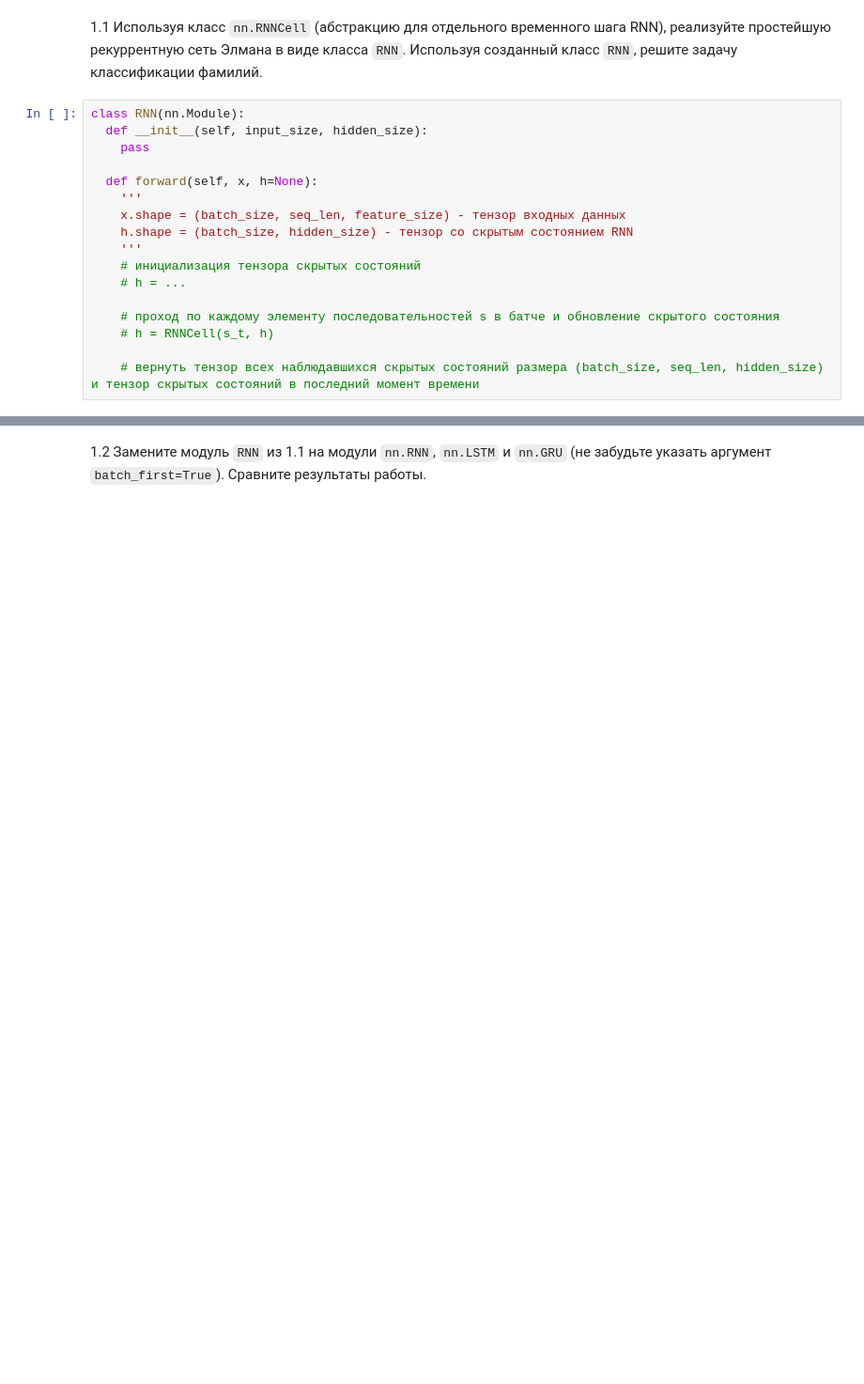
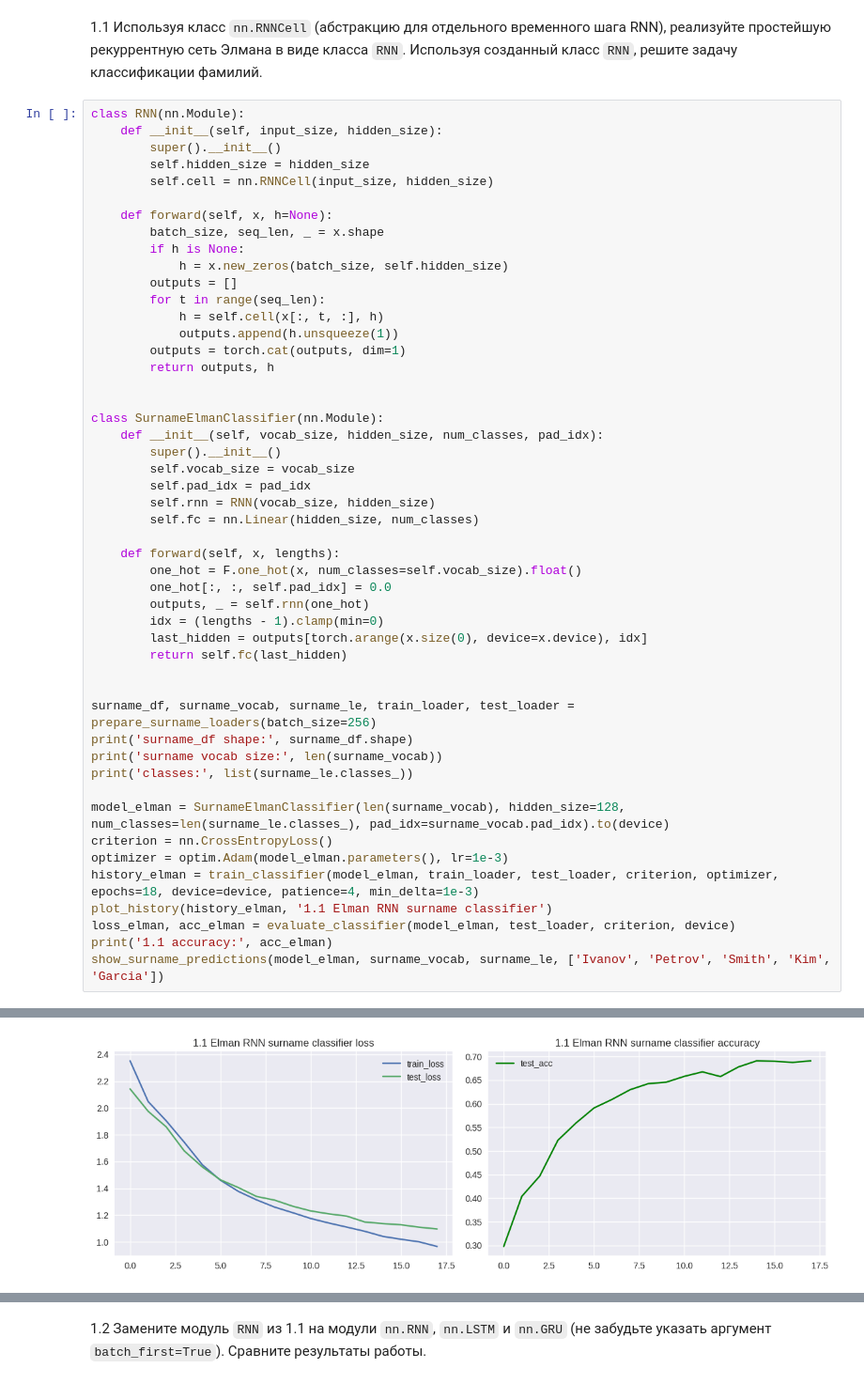
Before and after one commit to sowwds/mirea_lab, a Jupyter notebook: 6 sem/algo-ml/Текущий контроль 11-12/Задание.ipynb, the cells around one changed output, grey strips where cells are left out. Shown at 94% size. Drawn from its saved outputs; the diff is of its cells as text; blank space fills up the shorter version.

```diff
--- a/6 sem/algo-ml/Текущий контроль 11-12/Задание.ipynb
+++ b/6 sem/algo-ml/Текущий контроль 11-12/Задание.ipynb
@@ -28,20 +397,53 @@ Mounted at /content/drive/
 Датасет: https://disk.yandex.ru/d/frNchuaBQVLxyA?w=1
 # %% [markdown]
 1.1 Используя класс `nn.RNNCell` (абстракцию для отдельного временного шага RNN), реализуйте простейшую рекуррентную сеть Элмана в виде класса `RNN`. Используя созданный класс `RNN`, решите задачу классификации фамилий.
-# %%
-class RNN(nn.Module):
-  def __init__(self, input_size, hidden_size):
-    pass
-
-  def forward(self, x, h=None):
-    '''
-    x.shape = (batch_size, seq_len, feature_size) - тензор входных данных
-    h.shape = (batch_size, hidden_size) - тензор со скрытым состоянием RNN
-    '''
-    # инициализация тензора скрытых состояний
-    # h = ...
-
-    # проход по каждому элементу последовательностей s в батче и обновление скрытого состояния
-    # h = RNNCell(s_t, h)
-
-    # вернуть тензор всех наблюдавшихся скрытых состояний размера (batch_size, seq_len, hidden_size) и тензор скрытых состояний в последний момент времени
+# %%
+class RNN(nn.Module):
+    def __init__(self, input_size, hidden_size):
+        super().__init__()
+        self.hidden_size = hidden_size
+        self.cell = nn.RNNCell(input_size, hidden_size)
+
+    def forward(self, x, h=None):
+        batch_size, seq_len, _ = x.shape
+        if h is None:
+            h = x.new_zeros(batch_size, self.hidden_size)
+        outputs = []
+        for t in range(seq_len):
+            h = self.cell(x[:, t, :], h)
+            outputs.append(h.unsqueeze(1))
+        outputs = torch.cat(outputs, dim=1)
+        return outputs, h
+
+
+class SurnameElmanClassifier(nn.Module):
+    def __init__(self, vocab_size, hidden_size, num_classes, pad_idx):
+        super().__init__()
+        self.vocab_size = vocab_size
+        self.pad_idx = pad_idx
+        self.rnn = RNN(vocab_size, hidden_size)
+        self.fc = nn.Linear(hidden_size, num_classes)
+
+    def forward(self, x, lengths):
+        one_hot = F.one_hot(x, num_classes=self.vocab_size).float()
+        one_hot[:, :, self.pad_idx] = 0.0
+        outputs, _ = self.rnn(one_hot)
+        idx = (lengths - 1).clamp(min=0)
+        last_hidden = outputs[torch.arange(x.size(0), device=x.device), idx]
+        return self.fc(last_hidden)
+
+
+surname_df, surname_vocab, surname_le, train_loader, test_loader = prepare_surname_loaders(batch_size=256)
+print('surname_df shape:', surname_df.shape)
+print('surname vocab size:', len(surname_vocab))
+print('classes:', list(surname_le.classes_))
+
+model_elman = SurnameElmanClassifier(len(surname_vocab), hidden_size=128, num_classes=len(surname_le.classes_), pad_idx=surname_vocab.pad_idx).to(device)
+criterion = nn.CrossEntropyLoss()
+optimizer = optim.Adam(model_elman.parameters(), lr=1e-3)
+history_elman = train_classifier(model_elman, train_loader, test_loader, criterion, optimizer, epochs=18, device=device, patience=4, min_delta=1e-3)
+plot_history(history_elman, '1.1 Elman RNN surname classifier')
+loss_elman, acc_elman = evaluate_classifier(model_elman, test_loader, criterion, device)
+print('1.1 accuracy:', acc_elman)
+show_surname_predictions(model_elman, surname_vocab, surname_le, ['Ivanov', 'Petrov', 'Smith', 'Kim', 'Garcia'])
+# %% [output]
@@ -47,0 +467 @@ class RNN(nn.Module):
+[figure, added]
```
Also changed, not shown: parts of 8 cells of this notebook, 13 other files.
